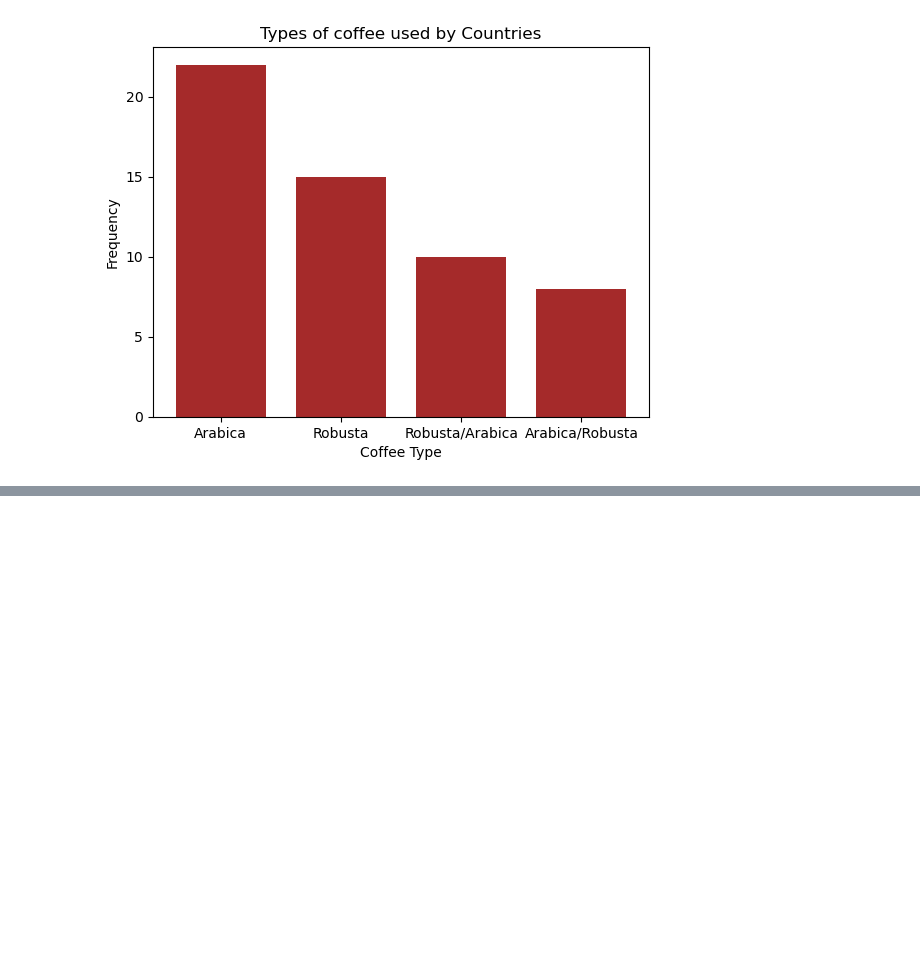
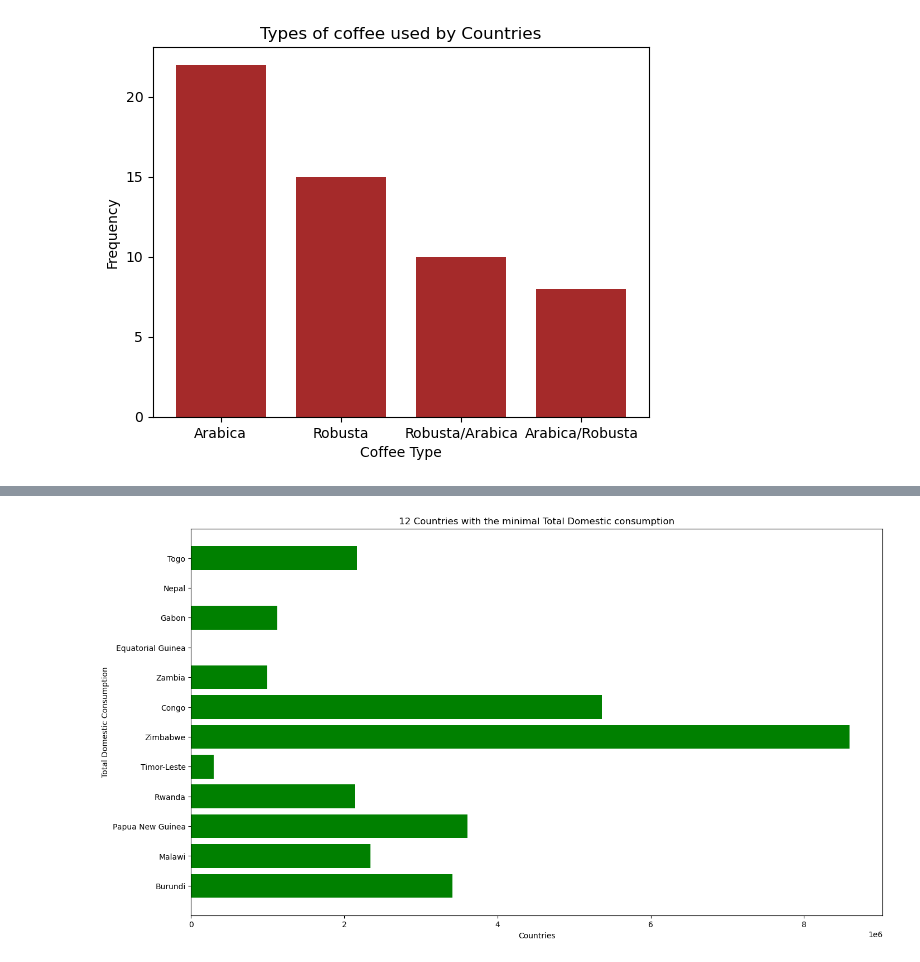
Before and after one commit to joshoandres13/coffee, a Jupyter notebook: domestic_consumption.ipynb, the cells around one changed output, grey strips where cells are left out. Drawn from its saved outputs; the diff is of its cells as text; code cells hidden in the pictures; blank space fills up the shorter version.

```diff
--- a/domestic_consumption.ipynb
+++ b/domestic_consumption.ipynb
@@ -124,0 +130,24 @@ plt.bar(types_of_coffee, )
+# %%
+
+min_country_coffee = df[(df['Total_domestic_consumption']<=8595960)]
+min_country_coffee
+
+
+min10_values_coffee = min_country_coffee['Total_domestic_consumption']
+min10_values_coffee
+
+min10_country_coffee = min_country_coffee['Country']
+min10_country_coffee
+
+# PLOT
+
+fig, ax = plt.subplots(figsize =(16, 9))
+
+plt.barh(min10_country_coffee,min10_values_coffee,color ='green')
+
+plt.xlabel("Countries")
+plt.ylabel("Total Domestic Consumption")
+plt.title("12 Countries with the minimal Total Domestic consumption")
+plt.show()
+# %% [output]
+[figure, added]
```
Also changed, not shown: parts of 2 cells of this notebook.
